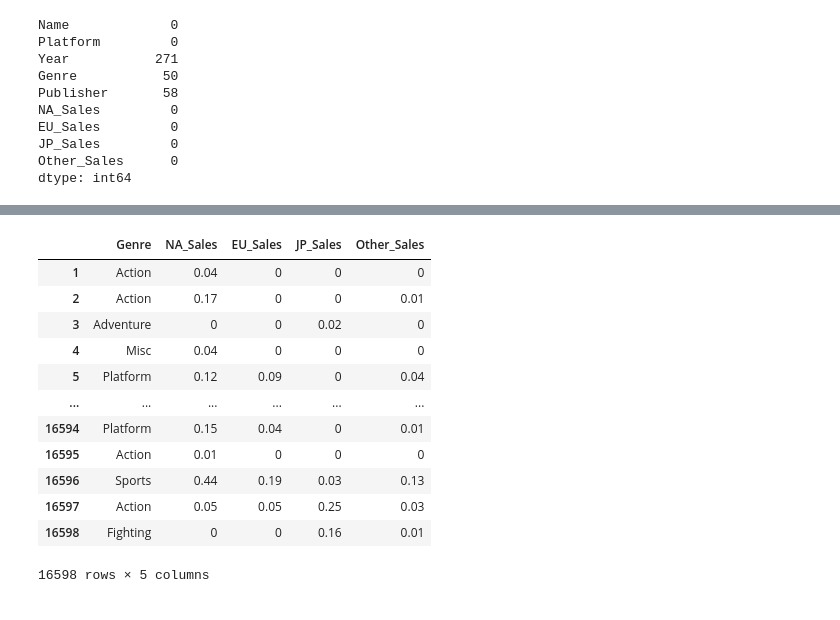
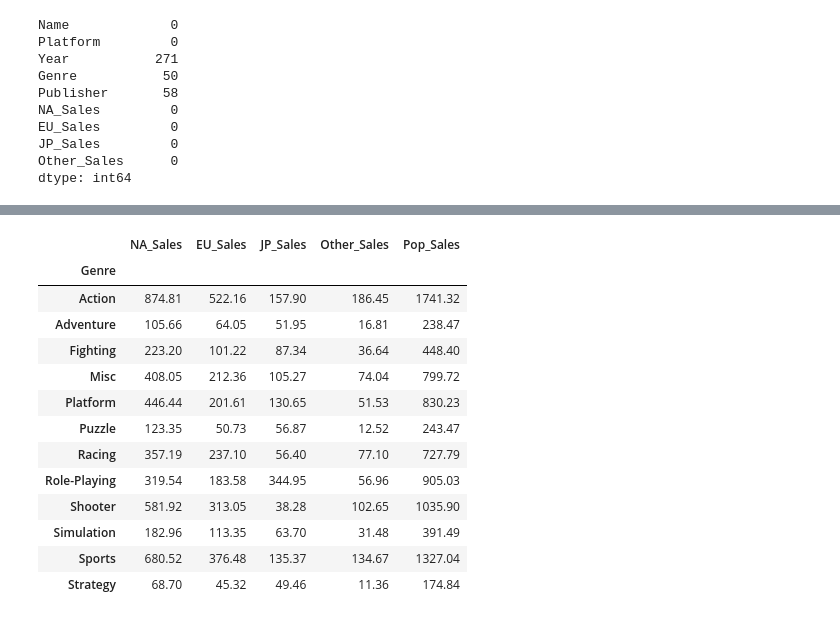
Before and after one commit to kihann/section-project, a Jupyter notebook: AI_07_이기한_Section_1.ipynb, the cells around one changed output, grey strips where cells are left out. Cells and saved outputs as stored; diff of their text form; code cells hidden in the pictures.

```diff
--- a/AI_07_이기한_Section_1.ipynb
+++ b/AI_07_이기한_Section_1.ipynb
@@ -52,0 +73,20 @@ dtype: int64
+# %%
+def del_M(x):
+  return x.replace('M', '')
+
+def del_K(x):
+  return float(x.replace('K', '000'))
+
+def ktom(x):
+  if x >= 1000:
+    return x / 1000000
+  elif x < 1000:
+    return x
+
+df['NA_Sales'] = df['NA_Sales'].apply(del_M).apply(del_K).apply(ktom)
+df['EU_Sales'] = df['EU_Sales'].apply(del_M).apply(del_K).apply(ktom)
+df['JP_Sales'] = df['JP_Sales'].apply(del_M).apply(del_K).apply(ktom)
+df['Other_Sales'] = df['Other_Sales'].apply(del_M).apply(del_K).apply(ktom)
+# %%
+df['Pop_Sales'] = df['NA_Sales'] + df['EU_Sales'] + df['JP_Sales'] + df['Other_Sales']
+df
@@ -53,19 +121,22 @@ dtype: int64
 # %%
 # 지역별 장르 선호도 df1
 # 장르별 지역 판매량 합계
-df1 = df.drop(['Name', 'Platform', 'Year',	'Publisher'], axis = 1)
+df1 = df.drop(['Name', 'Platform', 'Year',	'Publisher'], axis = 1).dropna()
+df1 = df1.groupby(df1['Genre'])
+df1 = df1.sum()
 df1
 # %% [output]
-|  | Genre | NA_Sales | EU_Sales | JP_Sales | Other_Sales |
-| 1 | Action | 0.04 | 0 | 0 | 0 |
-| 2 | Action | 0.17 | 0 | 0 | 0.01 |
-| 3 | Adventure | 0 | 0 | 0.02 | 0 |
-| 4 | Misc | 0.04 | 0 | 0 | 0 |
-| 5 | Platform | 0.12 | 0.09 | 0 | 0.04 |
-| ... | ... | ... | ... | ... | ... |
-| 16594 | Platform | 0.15 | 0.04 | 0 | 0.01 |
-| 16595 | Action | 0.01 | 0 | 0 | 0 |
-| 16596 | Sports | 0.44 | 0.19 | 0.03 | 0.13 |
-| 16597 | Action | 0.05 | 0.05 | 0.25 | 0.03 |
-| 16598 | Fighting | 0 | 0 | 0.16 | 0.01 |
+|  | NA_Sales | EU_Sales | JP_Sales | Other_Sales | Pop_Sales |
+| Genre |  |  |  |  |  |
+| Action | 874.81 | 522.16 | 157.90 | 186.45 | 1741.32 |
+| Adventure | 105.66 | 64.05 | 51.95 | 16.81 | 238.47 |
+| Fighting | 223.20 | 101.22 | 87.34 | 36.64 | 448.40 |
+| Misc | 408.05 | 212.36 | 105.27 | 74.04 | 799.72 |
+| Platform | 446.44 | 201.61 | 130.65 | 51.53 | 830.23 |
+| Puzzle | 123.35 | 50.73 | 56.87 | 12.52 | 243.47 |
+| Racing | 357.19 | 237.10 | 56.40 | 77.10 | 727.79 |
+| Role-Playing | 319.54 | 183.58 | 344.95 | 56.96 | 905.03 |
+| Shooter | 581.92 | 313.05 | 38.28 | 102.65 | 1035.90 |
+| Simulation | 182.96 | 113.35 | 63.70 | 31.48 | 391.49 |
+| Sports | 680.52 | 376.48 | 135.37 | 134.67 | 1327.04 |
+| Strategy | 68.70 | 45.32 | 49.46 | 11.36 | 174.84 |
-16598 rows × 5 columns
```
Also changed, not shown: parts of 16 cells of this notebook.
